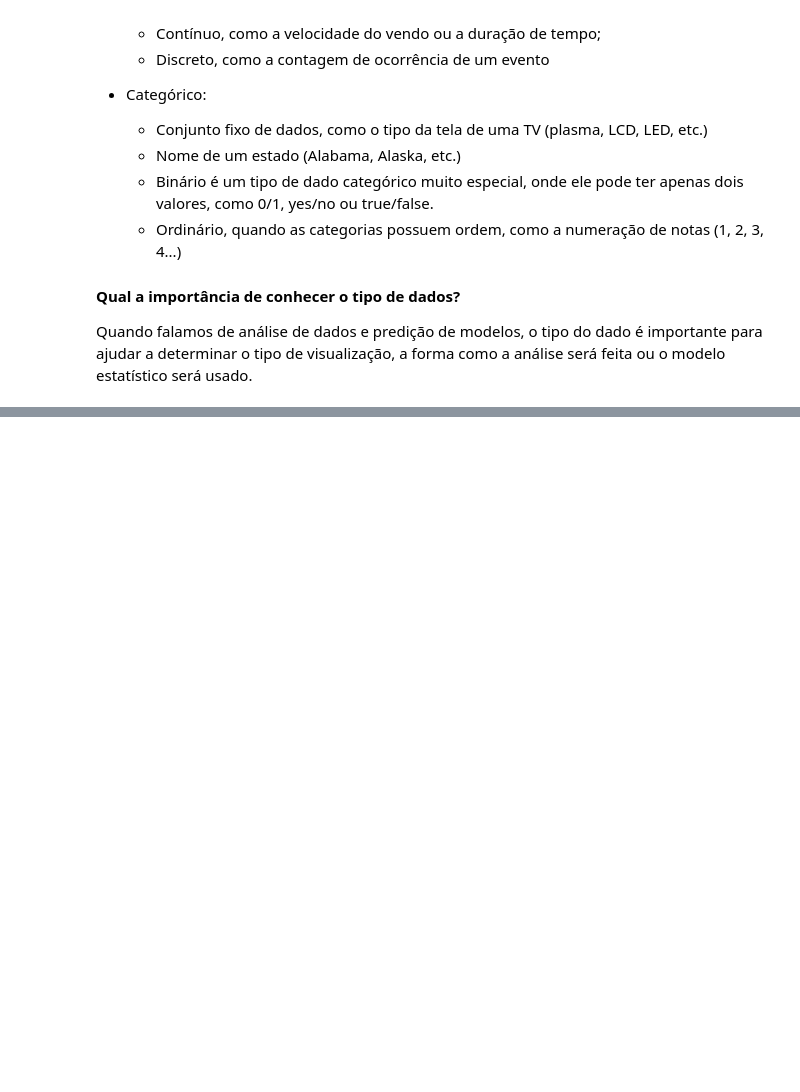
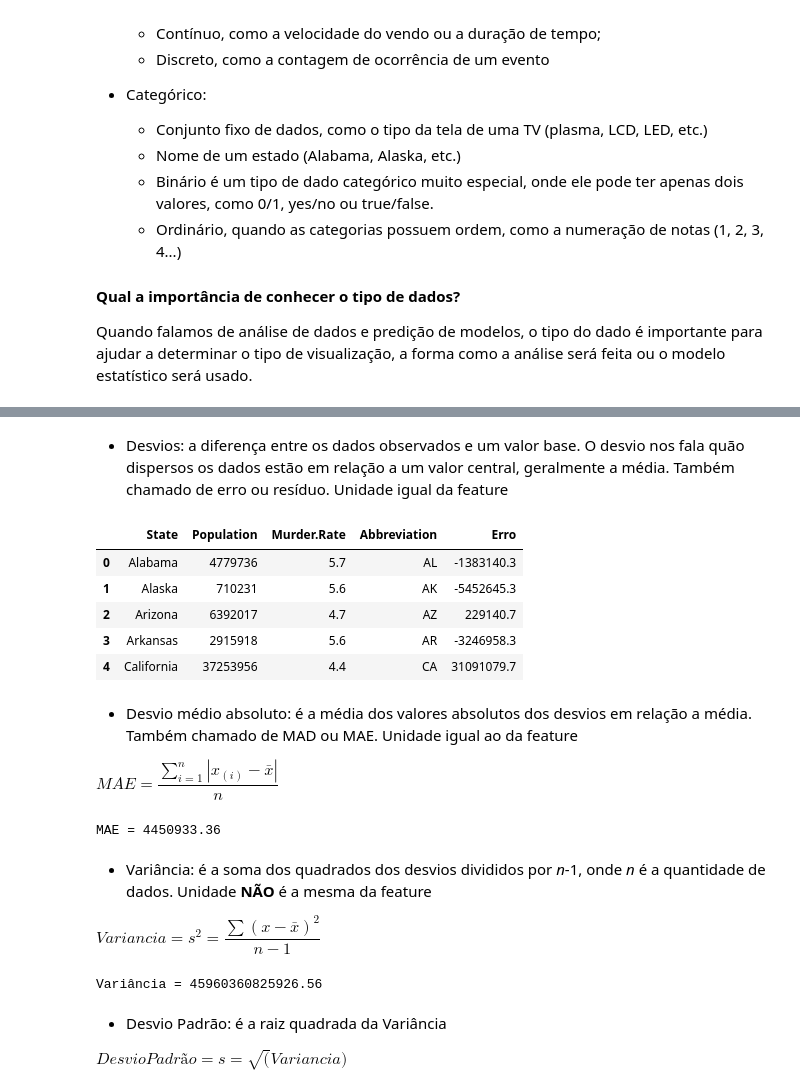
Before and after one commit to berggama/pratical_statistics_for_data_scientists, a Jupyter notebook: basic.ipynb, the cells around one changed output, grey strips where cells are left out. Drawn from its saved outputs; the diff is of its cells as text; code cells hidden in the pictures; blank space fills up the shorter version.

```diff
--- a/basic.ipynb
+++ b/basic.ipynb
@@ -60,0 +165,34 @@ Quando falamos de análise de dados e predição de modelos, o tipo do dado é i
+# %% [markdown]
+- Desvios: a diferença entre os dados observados e um valor base. O desvio nos fala quão dispersos os dados estão em relação a um valor central, geralmente a média. Também chamado de erro ou resíduo. Unidade igual da feature
+# %%
+data['Erro'] = (data['Population'] - media_pop)
+data.head()
+# %% [output]
+|  | State | Population | Murder.Rate | Abbreviation | Erro |
+| 0 | Alabama | 4779736 | 5.7 | AL | -1383140.3 |
+| 1 | Alaska | 710231 | 5.6 | AK | -5452645.3 |
+| 2 | Arizona | 6392017 | 4.7 | AZ | 229140.7 |
+| 3 | Arkansas | 2915918 | 5.6 | AR | -3246958.3 |
+| 4 | California | 37253956 | 4.4 | CA | 31091079.7 |
+# %% [markdown]
+- Desvio médio absoluto: é a média dos valores absolutos dos desvios em relação a média. Também chamado de MAD ou MAE. Unidade igual ao da feature
+
+$ MAE = \dfrac {\sum_{i=1}^{n} | x_{(i)}-\bar x|}{n} $
+# %%
+MAE = (sum(abs(data['Population'] - media_pop)))/data['Population'].count()
+print(f'MAE = {round(MAE,2)}')
+# %% [output]
+MAE = 4450933.36
+# %% [markdown]
+- Variância: é a soma dos quadrados dos desvios divididos por *n*-1, onde *n* é a quantidade de dados. Unidade **NÃO** é a mesma da feature
+
+$ Variancia = s^2 =  \dfrac {\sum (x -\bar x)^2}{n-1} $
+# %%
+variance = np.var(data['Population'])
+print(f'Variância = {variance}')
+# %% [output]
+Variância = 45960360825926.56
+# %% [markdown]
+- Desvio Padrão: é a raiz quadrada da Variância
+
+$ Desvio Padrão = s = \sqrt(Variancia) $
```
Also changed, not shown: parts of 42 cells of this notebook.
